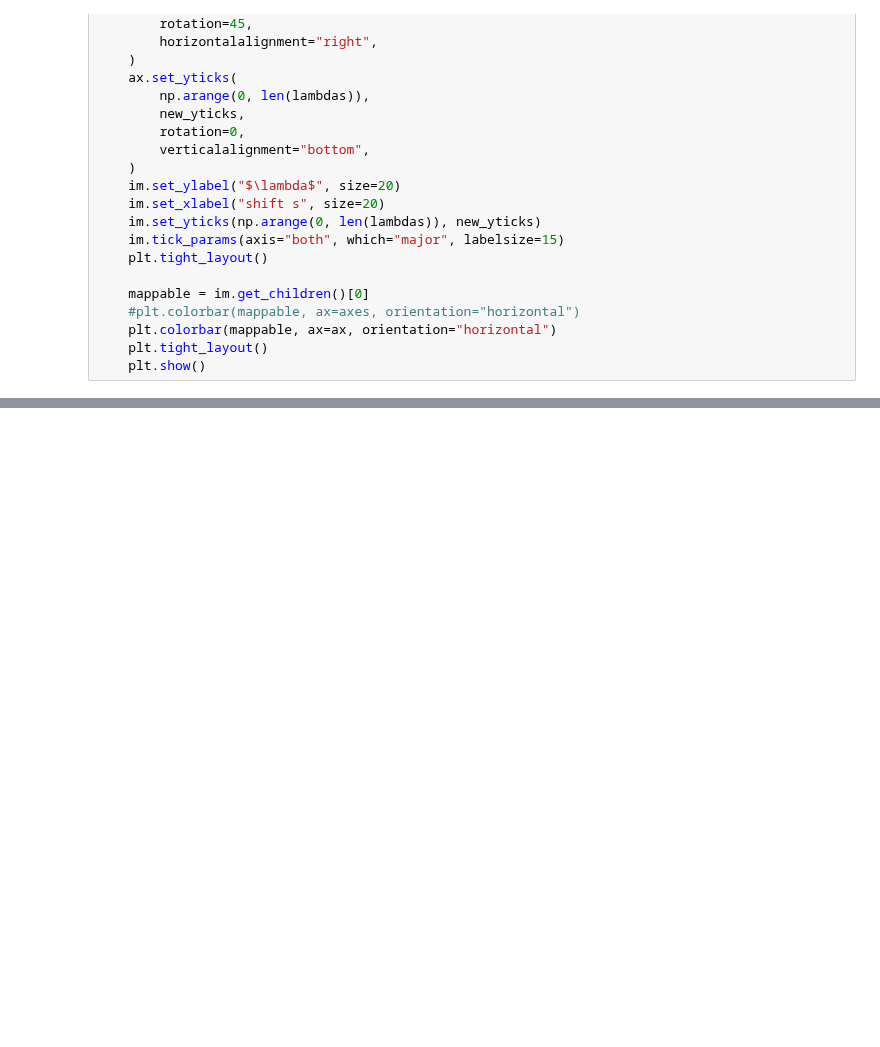
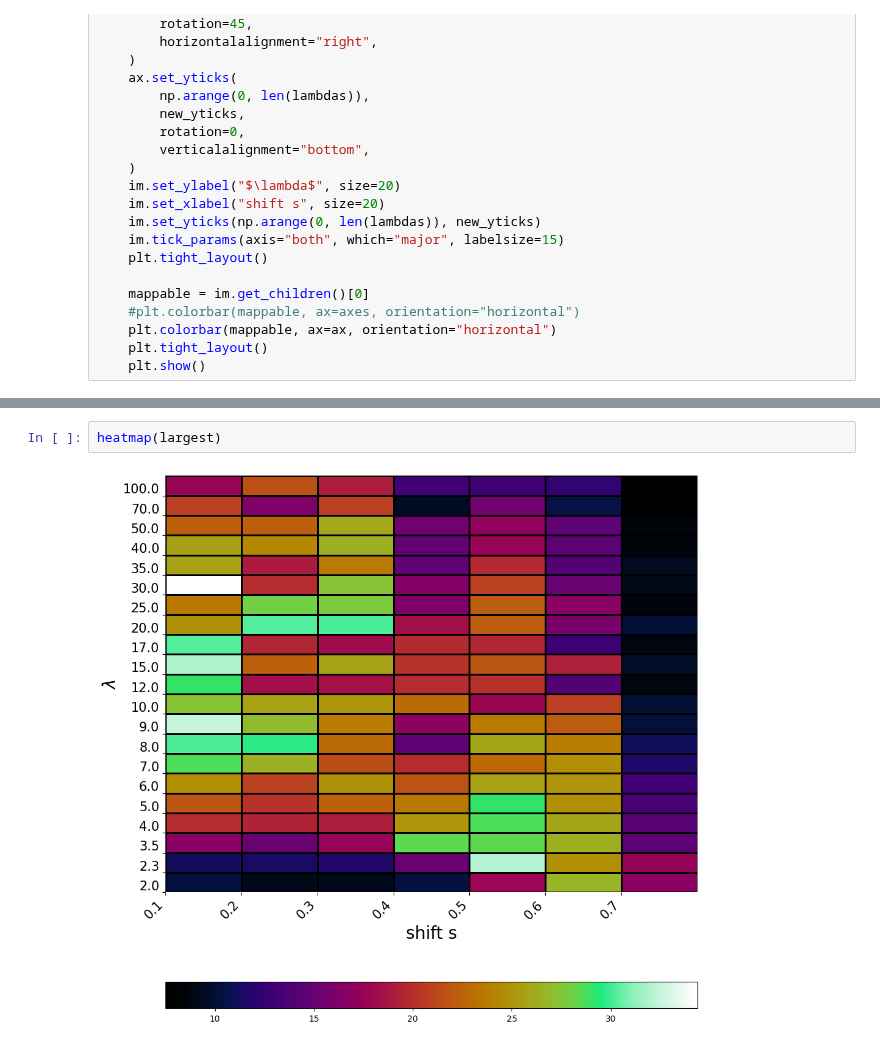
Before and after one commit to OljaOctagon/MagneticParticles, a Jupyter notebook: rigid_magnetic/mag2p_plot_bonds.ipynb, the cells around one changed output, grey strips where cells are left out. Drawn from its saved outputs; the diff is of its cells as text; blank space fills up the shorter version.

```diff
--- a/rigid_magnetic/mag2p_plot_bonds.ipynb
+++ b/rigid_magnetic/mag2p_plot_bonds.ipynb
@@ -152,0 +134,4 @@ heatmap(arr)
+# %%
+heatmap(largest)
+# %% [output]
+[figure, added]
```
Also changed, not shown: parts of 8 cells of this notebook.
